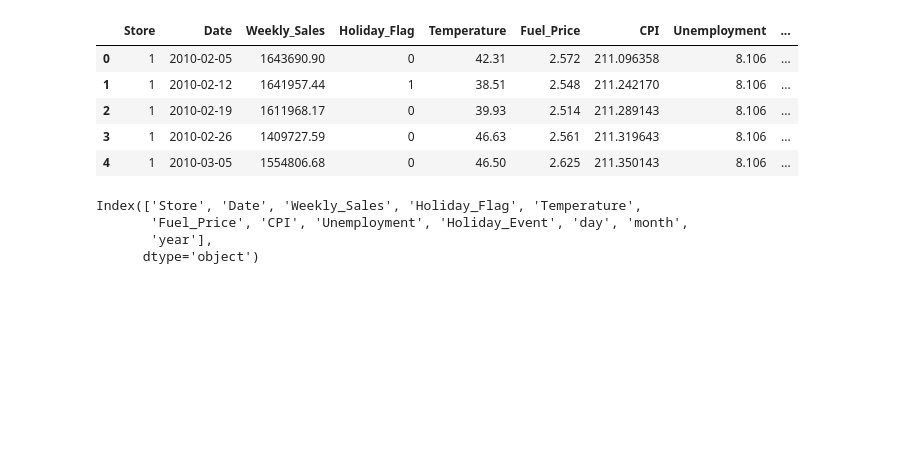
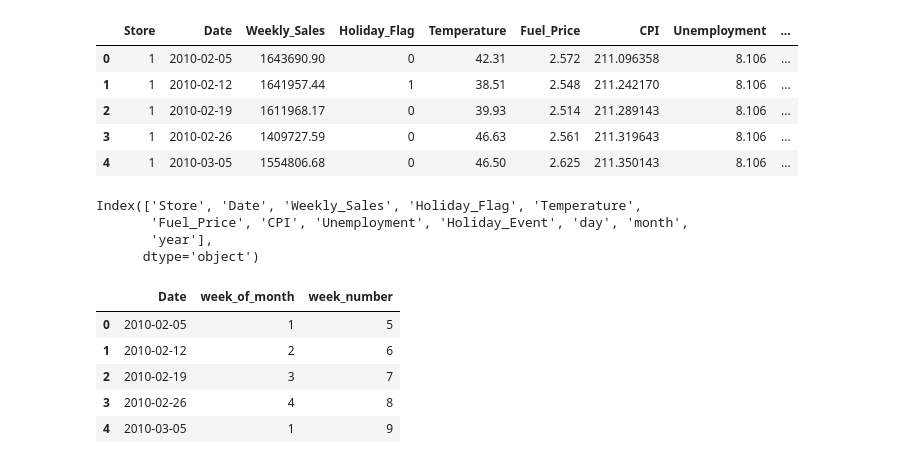
Before and after one commit to bdk-333/Walmart-Sales-Analysis, a Jupyter notebook: notebooks/03_kpi_definition_calculation.ipynb, the cells around one changed output. Cells and saved outputs as stored; diff of their text form; code cells hidden in the pictures; blank space fills up the shorter version.

```diff
--- a/notebooks/03_kpi_definition_calculation.ipynb
+++ b/notebooks/03_kpi_definition_calculation.ipynb
@@ -18,3 +22,19 @@ Index(['Store', 'Date', 'Weekly_Sales', 'Holiday_Flag', 'Temperature',
        'Fuel_Price', 'CPI', 'Unemployment', 'Holiday_Event', 'day', 'month',
        'year'],
       dtype='object')
+# %%
+df['Date'] = pd.to_datetime(df['Date'])
+
+# Week of month calculation
+df['week_of_month'] = df['Date'].apply(lambda d: min((d.day - 1) // 7 + 1, 4))
+df['week_number'] = df['Date'].dt.isocalendar().week
+
+# Example: see the first few
+df[['Date', 'week_of_month', 'week_number']].head()
+# %% [output]
+|  | Date | week_of_month | week_number |
+| 0 | 2010-02-05 | 1 | 5 |
+| 1 | 2010-02-12 | 2 | 6 |
+| 2 | 2010-02-19 | 3 | 7 |
+| 3 | 2010-02-26 | 4 | 8 |
+| 4 | 2010-03-05 | 1 | 9 |
```
Also changed, not shown: parts of 9 cells of this notebook.
